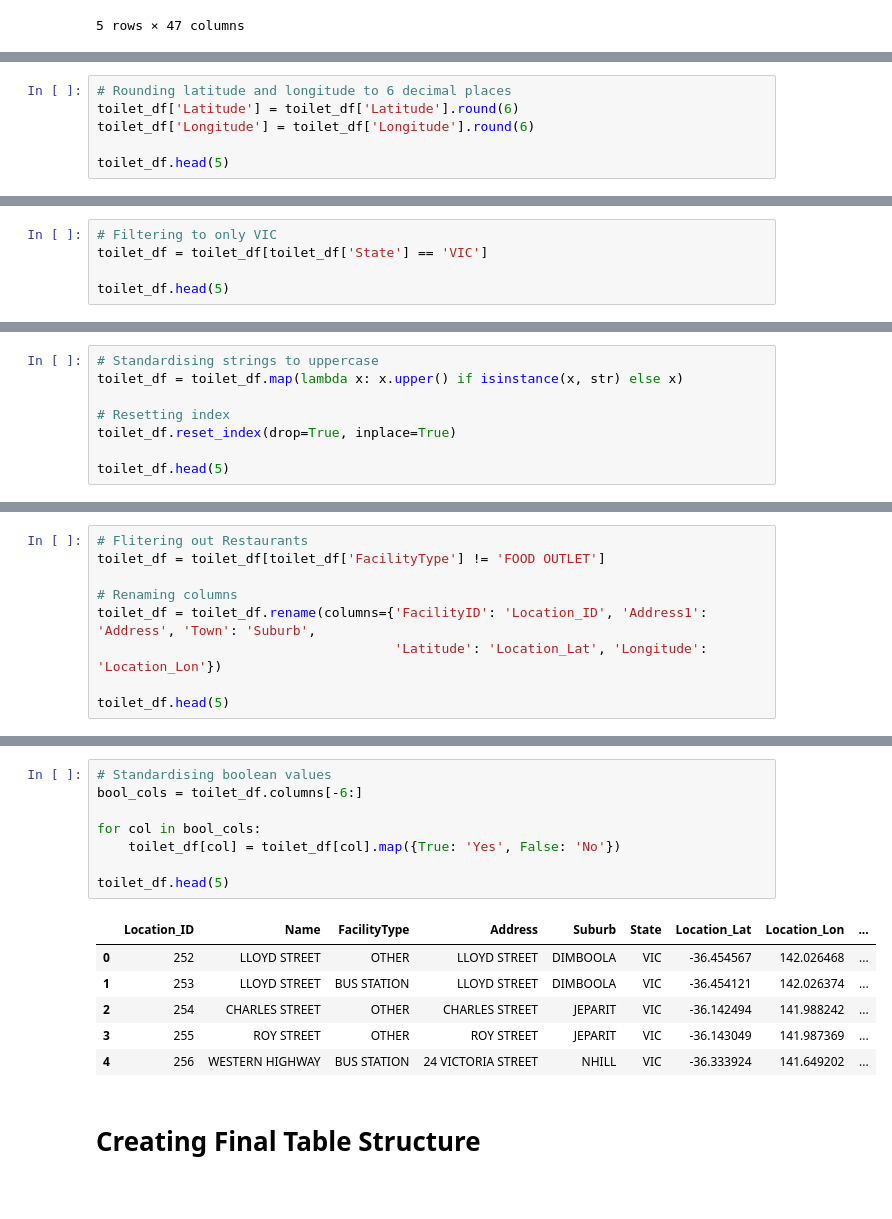
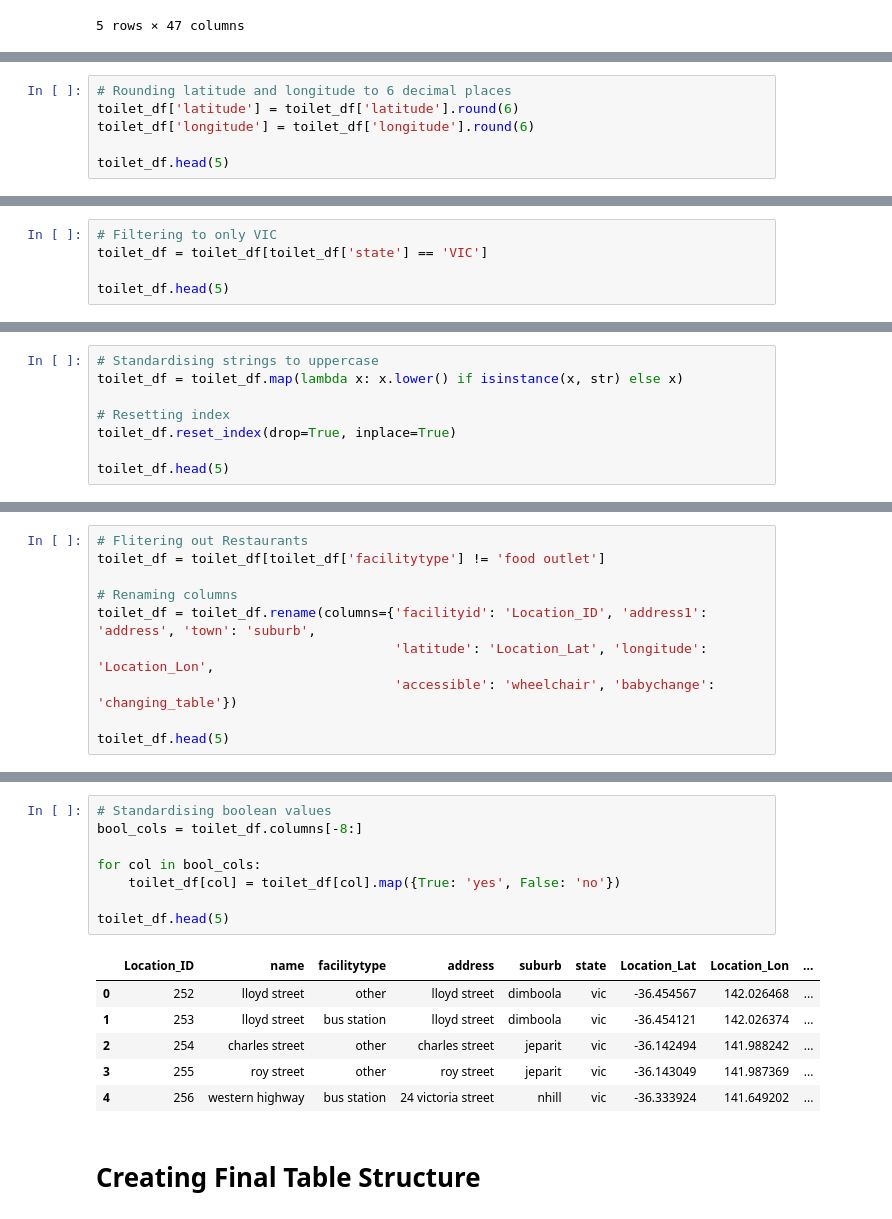
Before and after one commit to CherianK/mobility_mate, a Jupyter notebook: assets/data_preprocessing/dw_toiletdata.ipynb, the cells around one changed output, grey strips where cells are left out. Cells and saved outputs as stored; diff of their text form.

```diff
--- a/assets/data_preprocessing/dw_toiletdata.ipynb
+++ b/assets/data_preprocessing/dw_toiletdata.ipynb
@@ -39,7 +41,7 @@ toilet_df = toilet_df[['FacilityID', 'Name', 'FacilityType', 'Address1', 'Town',
 # %%
 # Rounding latitude and longitude to 6 decimal places
-toilet_df['Latitude'] = toilet_df['Latitude'].round(6)
-toilet_df['Longitude'] = toilet_df['Longitude'].round(6)
+toilet_df['latitude'] = toilet_df['latitude'].round(6)
+toilet_df['longitude'] = toilet_df['longitude'].round(6)
 
 toilet_df.head(5)
 # %% [output]
@@ -51,7 +53,7 @@ toilet_df.head(5)
 | 4 | 5 | Ashfield Reserve | Park or reserve | Lot 12061, 2 Coulston Road | Ashfield | WA | -31.913433 | 115.936477 | True | ... |
 # %%
 # Filtering to only VIC
-toilet_df = toilet_df[toilet_df['State'] == 'VIC']
+toilet_df = toilet_df[toilet_df['state'] == 'VIC']
 
 toilet_df.head(5)
 # %% [output]
@@ -63,7 +65,7 @@ toilet_df.head(5)
 | 185 | 256 | Western Highway | Bus station | 24 Victoria Street | Nhill | VIC | -36.333924 | 141.649202 | False | ... |
 # %%
 # Standardising strings to uppercase
-toilet_df = toilet_df.map(lambda x: x.upper() if isinstance(x, str) else x)
+toilet_df = toilet_df.map(lambda x: x.lower() if isinstance(x, str) else x)
 
 # Resetting index
 toilet_df.reset_index(drop=True, inplace=True)
@@ -92,10 +94,11 @@ array(['OTHER', 'BUS STATION', 'PARK OR RESERVE', 'SPORTING FACILITY',
 # %%
 # Flitering out Restaurants
-toilet_df = toilet_df[toilet_df['FacilityType'] != 'FOOD OUTLET']
+toilet_df = toilet_df[toilet_df['facilitytype'] != 'food outlet']
 
 # Renaming columns
-toilet_df = toilet_df.rename(columns={'FacilityID': 'Location_ID', 'Address1': 'Address', 'Town': 'Suburb',
-                                      'Latitude': 'Location_Lat', 'Longitude': 'Location_Lon'})
+toilet_df = toilet_df.rename(columns={'facilityid': 'Location_ID', 'address1': 'address', 'town': 'suburb',
+                                      'latitude': 'Location_Lat', 'longitude': 'Location_Lon',
+                                      'accessible': 'wheelchair', 'babychange': 'changing_table'})
 
 toilet_df.head(5)
 # %% [output]
@@ -108,18 +111,18 @@ toilet_df.head(5)
 # %%
 # Standardising boolean values
-bool_cols = toilet_df.columns[-6:]
+bool_cols = toilet_df.columns[-8:]
 
 for col in bool_cols:
-    toilet_df[col] = toilet_df[col].map({True: 'Yes', False: 'No'})
+    toilet_df[col] = toilet_df[col].map({True: 'yes', False: 'no'})
 
 toilet_df.head(5)
 # %% [output]
-|  | Location_ID | Name | FacilityType | Address | Suburb | State | Location_Lat | Location_Lon | ... |
-| 0 | 252 | LLOYD STREET | OTHER | LLOYD STREET | DIMBOOLA | VIC | -36.454567 | 142.026468 | ... |
-| 1 | 253 | LLOYD STREET | BUS STATION | LLOYD STREET | DIMBOOLA | VIC | -36.454121 | 142.026374 | ... |
-| 2 | 254 | CHARLES STREET | OTHER | CHARLES STREET | JEPARIT | VIC | -36.142494 | 141.988242 | ... |
-| 3 | 255 | ROY STREET | OTHER | ROY STREET | JEPARIT | VIC | -36.143049 | 141.987369 | ... |
-| 4 | 256 | WESTERN HIGHWAY | BUS STATION | 24 VICTORIA STREET | NHILL | VIC | -36.333924 | 141.649202 | ... |
+|  | Location_ID | name | facilitytype | address | suburb | state | Location_Lat | Location_Lon | ... |
+| 0 | 252 | lloyd street | other | lloyd street | dimboola | vic | -36.454567 | 142.026468 | ... |
+| 1 | 253 | lloyd street | bus station | lloyd street | dimboola | vic | -36.454121 | 142.026374 | ... |
+| 2 | 254 | charles street | other | charles street | jeparit | vic | -36.142494 | 141.988242 | ... |
+| 3 | 255 | roy street | other | roy street | jeparit | vic | -36.143049 | 141.987369 | ... |
+| 4 | 256 | western highway | bus station | 24 victoria street | nhill | vic | -36.333924 | 141.649202 | ... |
 # %% [markdown]
 # Creating Final Table Structure
 # %%
```
Also changed, not shown: parts of 22 cells of this notebook, 1 other file.
